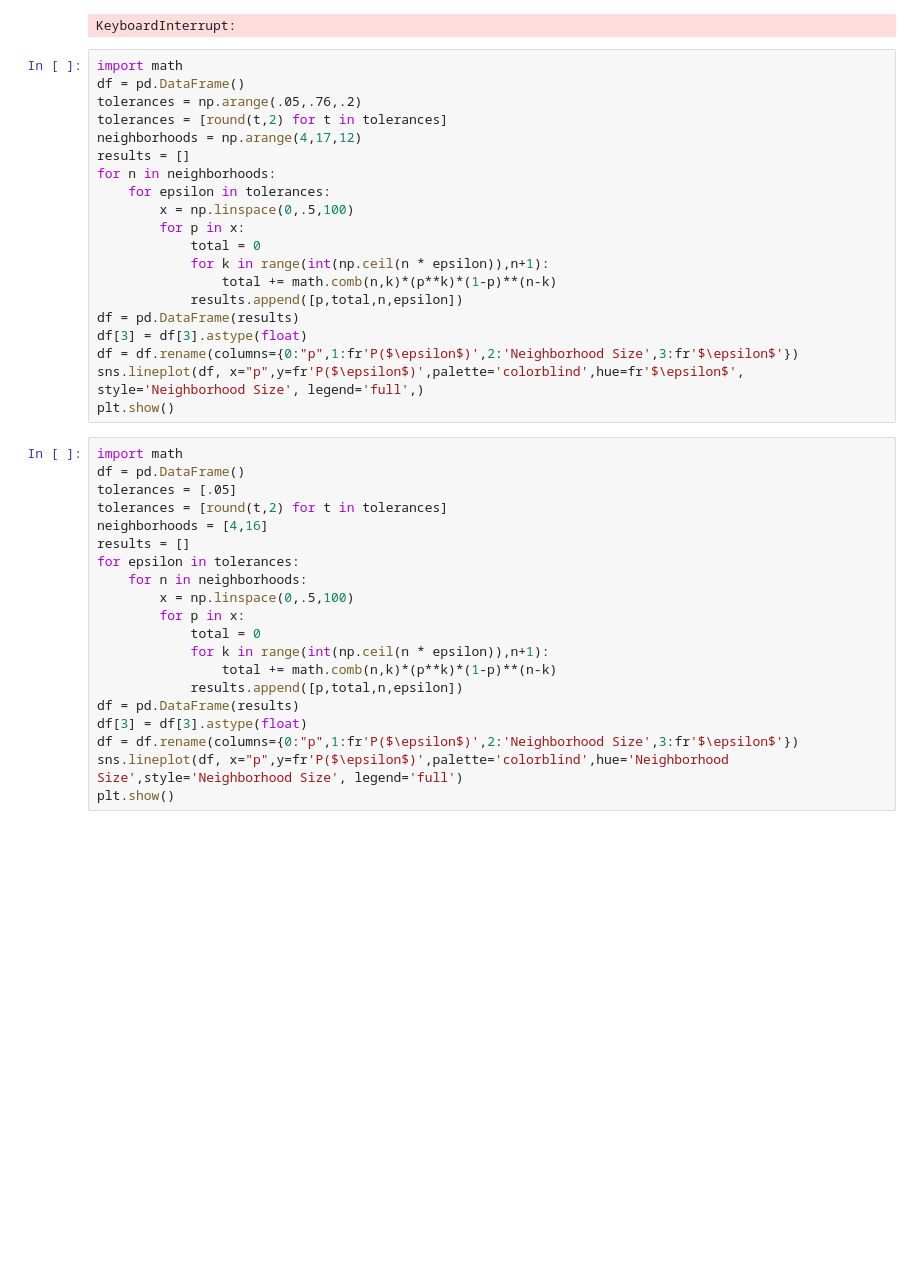
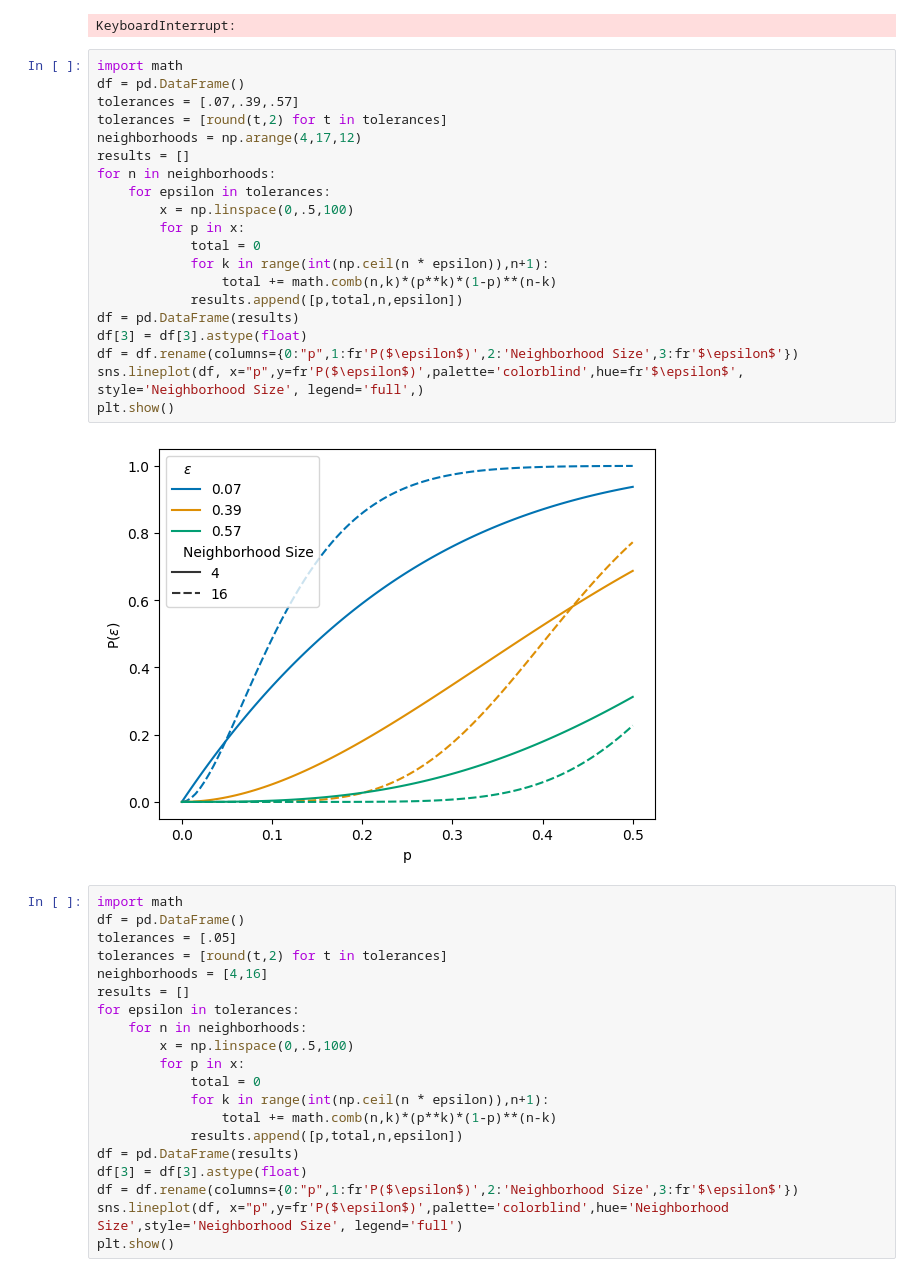
Before and after one commit to cartesian-product/Heterogeneity-in-Network-Models-of-Residential-Segregation, a Jupyter notebook: Results.ipynb, the cells around one changed output. Cells and saved outputs as stored; diff of their text form; blank space fills up the shorter version.

Commit message:
more plot updates

```diff
--- a/Results.ipynb
+++ b/Results.ipynb
@@ -812,23 +828,25 @@ KeyboardInterrupt:
 # %%
 import math
 df = pd.DataFrame()
-tolerances = np.arange(.05,.76,.2)
+tolerances = [.07,.39,.57]
 tolerances = [round(t,2) for t in tolerances]
 neighborhoods = np.arange(4,17,12)
 results = []
 for n in neighborhoods:
     for epsilon in tolerances:
         x = np.linspace(0,.5,100)
         for p in x:
             total = 0
             for k in range(int(np.ceil(n * epsilon)),n+1):
                 total += math.comb(n,k)*(p**k)*(1-p)**(n-k)
             results.append([p,total,n,epsilon])
 df = pd.DataFrame(results)
 df[3] = df[3].astype(float)
 df = df.rename(columns={0:"p",1:fr'P($\epsilon$)',2:'Neighborhood Size',3:fr'$\epsilon$'})
 sns.lineplot(df, x="p",y=fr'P($\epsilon$)',palette='colorblind',hue=fr'$\epsilon$', style='Neighborhood Size', legend='full',)
 plt.show()
+# %% [output]
+[figure, added]
 # %%
 import math
 df = pd.DataFrame()
```
Also changed, not shown: parts of 4 cells of this notebook, 7 other files.
